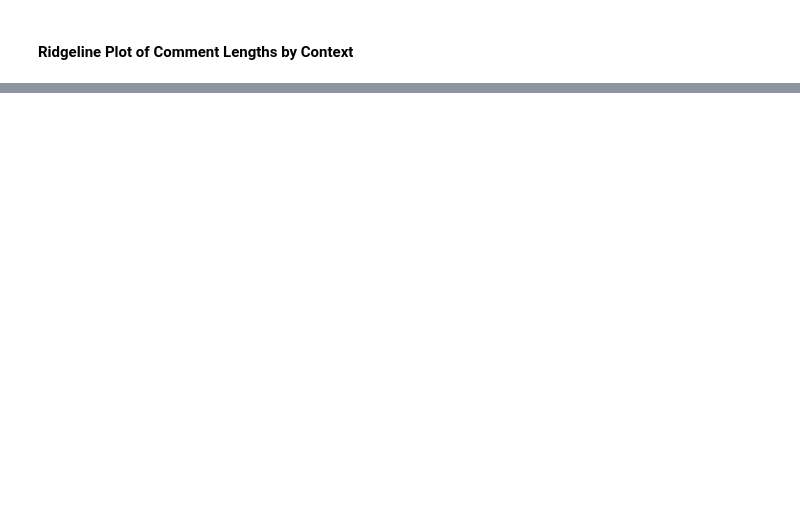
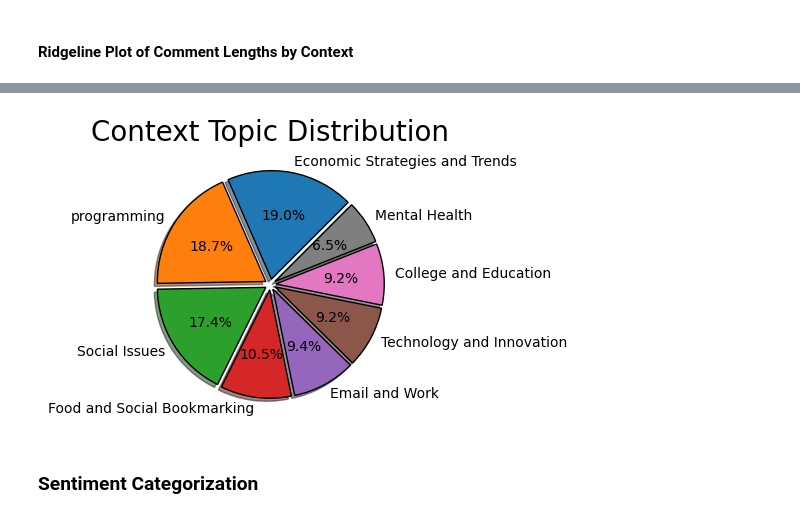
Before and after one commit to Amell88/Hacker-news1, a Jupyter notebook: capstone.ipynb, the cells around one changed output, grey strips where cells are left out. Cells and saved outputs as stored; diff of their text form; code cells hidden in the pictures; blank space fills up the shorter version.

```diff
--- a/capstone.ipynb
+++ b/capstone.ipynb
@@ -534,0 +564,6 @@ df_all_comments.head()
+# %%
+# creating a copy for context categorization
+dff = df_all_comments
+
+# reviewing result
+dff.shape
@@ -534,0 +599,3 @@ df_all_comments.head()
+# %%
+# Apply preprocessing to the 'context' column
+dff['cleaned_context'] = dff['Context'].apply(preprocess_text)
@@ -534,0 +678,17 @@ df_all_comments.head()
+# %%
+# Mapping of topics to main topic names
+topic_mapping = {
+    'Topic 1': 'Technology and Innovation',
+    'Topic 2': 'Economic Strategies and Trends',
+    'Topic 3': 'College and Education',
+    'Topic 4': 'Social Issues',
+    'Topic 5': 'Mental Health',
+    'Topic 6': 'programming',
+    'Topic 7': 'Email and Work',
+    'Topic 8': 'Food and Social Bookmarking',
+    'Topic 9': 'programming',
+    'Topic 10': 'Technology and Innovation'
+}
+
+# Replace numeric labels with main topic names
+dff['context_topic'] = dff['context_topic'].map(topic_mapping)
@@ -534,0 +710,18 @@ df_all_comments.head()
+# %%
+# Assuming you have three categories in your data
+slices = dff['context_topic'].value_counts().values
+labels = dff['context_topic'].value_counts().index
+explode = [0.05] * len(slices)  # Set the same explode value for each category
+
+# Set figsize
+plt.figure(figsize=(5, 5))
+
+# Creating a pie chart
+plt.pie(slices, labels=labels, wedgeprops={'edgecolor': 'black'}, explode=explode, shadow=True, autopct='%1.1f%%', startangle=45)
+plt.title('Context Topic Distribution', fontsize=20)
+plt.tight_layout()
+plt.show()
+# %% [output]
+[figure, added]
+# %% [markdown]
+### Sentiment Categorization
```
Also changed, not shown: parts of 72 cells of this notebook.
